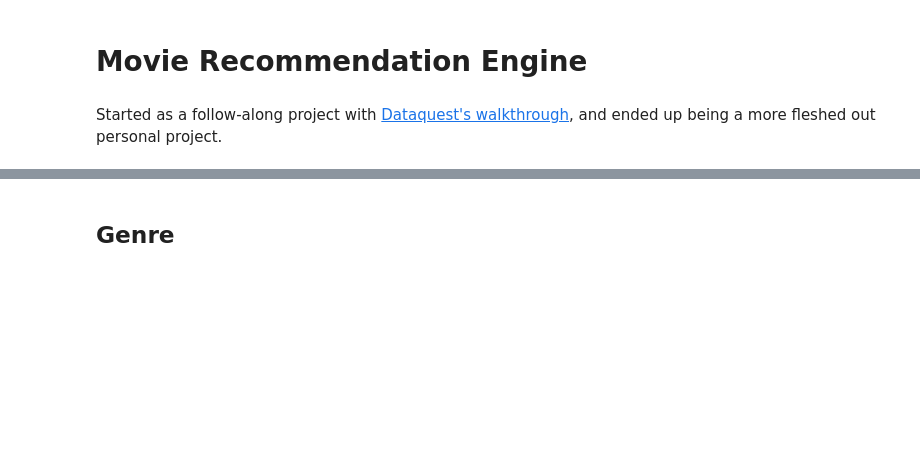
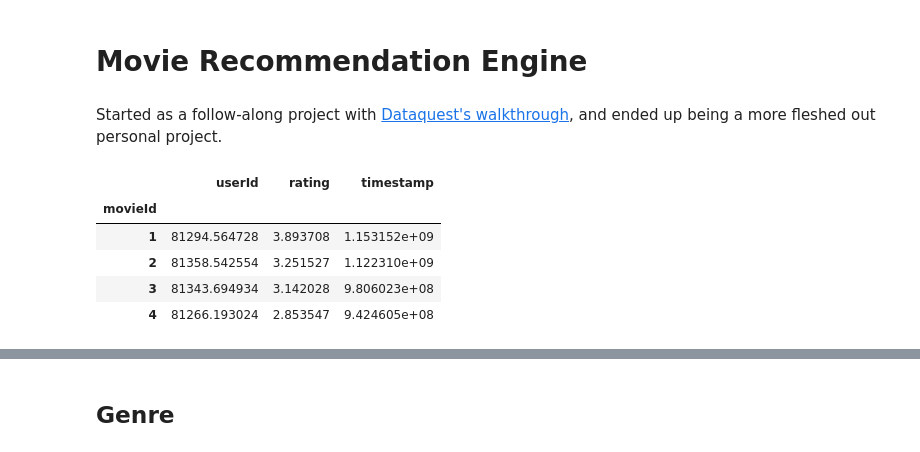
Before and after one commit to pomkos/movie_rec, a Jupyter notebook: movie_script.ipynb, the cells around one changed output, grey strips where cells are left out. Saved outputs shown, nothing was run; the diff lists cells and outputs as text; code cells hidden in the pictures; blank space fills up the shorter version.

Commit message:
avg_rating to user presentation

```diff
--- a/movie_script.ipynb
+++ b/movie_script.ipynb
@@ -84,6 +84,15 @@ links = load_data('links')
 tags = load_data('tags')
 genome_scores = pd.read_csv('data/genome-scores.csv')
 genome_tags = load_data('genome_tags')
+# %%
+ratings[ratings['movieId'].isin([1,2,3,4])].groupby('movieId').mean()
+# %% [output]
+|  | userId | rating | timestamp |
+| movieId |  |  |  |
+| 1 | 81294.564728 | 3.893708 | 1.153152e+09 |
+| 2 | 81358.542554 | 3.251527 | 1.122310e+09 |
+| 3 | 81343.694934 | 3.142028 | 9.806023e+08 |
+| 4 | 81266.193024 | 2.853547 | 9.424605e+08 |
 # %%
 movies['cleaned_title'] = movies['title'].apply(clean_title)
 movies['genres_lists'] = movies['genres'].apply(clean_genre)
```
Also changed, not shown: 3 other files.
